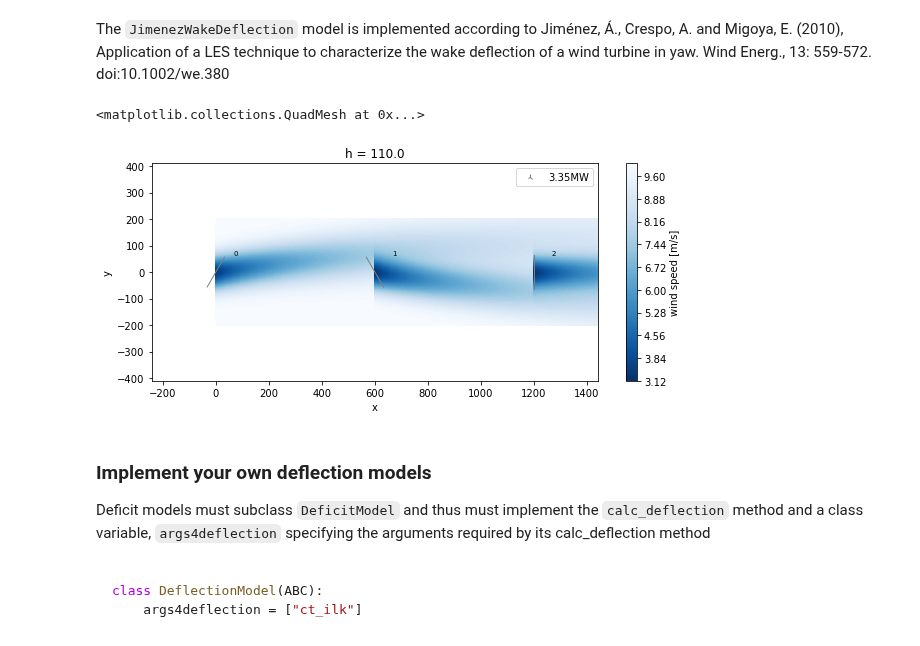
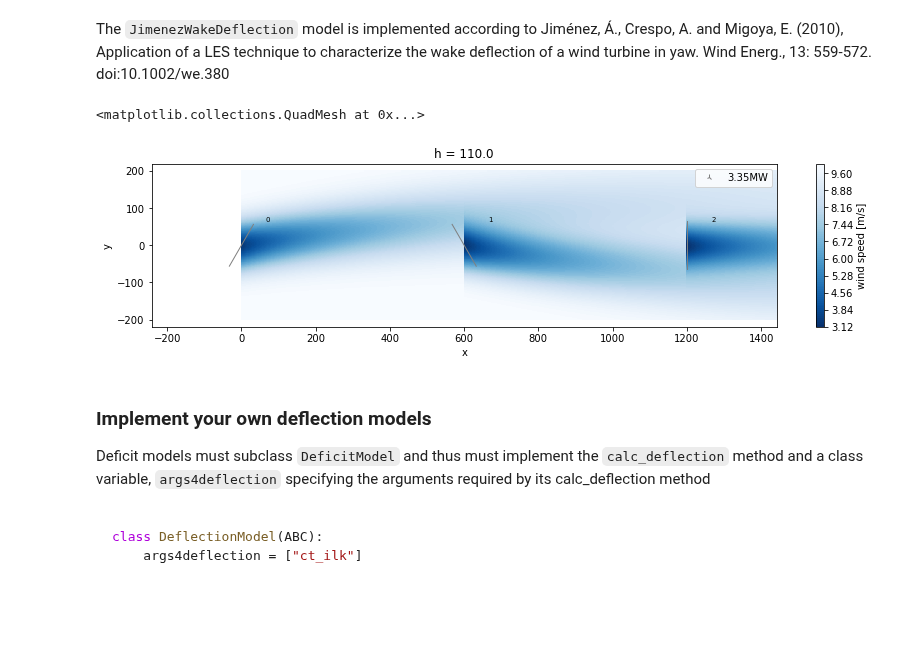
Before and after one commit to DTUWindEnergy/PyWake, a Jupyter notebook: docs/notebooks/EngineeringWindFarmModels.ipynb, the cells around one changed output. Saved outputs shown, nothing was run; the diff lists cells and outputs as text; code cells hidden in the pictures; blank space fills up the shorter version.

```diff
--- a/docs/notebooks/EngineeringWindFarmModels.ipynb
+++ b/docs/notebooks/EngineeringWindFarmModels.ipynb
@@ -601,20 +603,20 @@ The `JimenezWakeDeflection` model is implemented according to Jiménez, Á., Cre
 # %%
 from py_wake import IEA37SimpleBastankhahGaussian
 from py_wake.deflection_models import JimenezWakeDeflection
 from py_wake.examples.data.iea37._iea37 import IEA37Site, IEA37_WindTurbines
 
 site = IEA37Site(16)
 x, y = [0, 600, 1200], [0, 0, 0]  # site.initial_position[:2].T
 windTurbines = IEA37_WindTurbines()
 iea_deflection = IEA37SimpleBastankhahGaussian(site, windTurbines, deflectionModel=JimenezWakeDeflection())
 
 yaw_ilk = np.reshape([-30,30,0],(3,1,1))
 
-plt.figure(figsize=(10,4))
+plt.figure(figsize=(14,3))
 iea_deflection(x, y, yaw_ilk=yaw_ilk, wd=270, ws=10).flow_map().plot_wake_map()
 # %% [output]
 <matplotlib.collections.QuadMesh at 0x...>
-[figure, old version]
+[figure, new version]
 # %% [markdown]
 ### Implement your own deflection models
 
```
Also changed, not shown: parts of 4 cells of this notebook, 8 other files.
